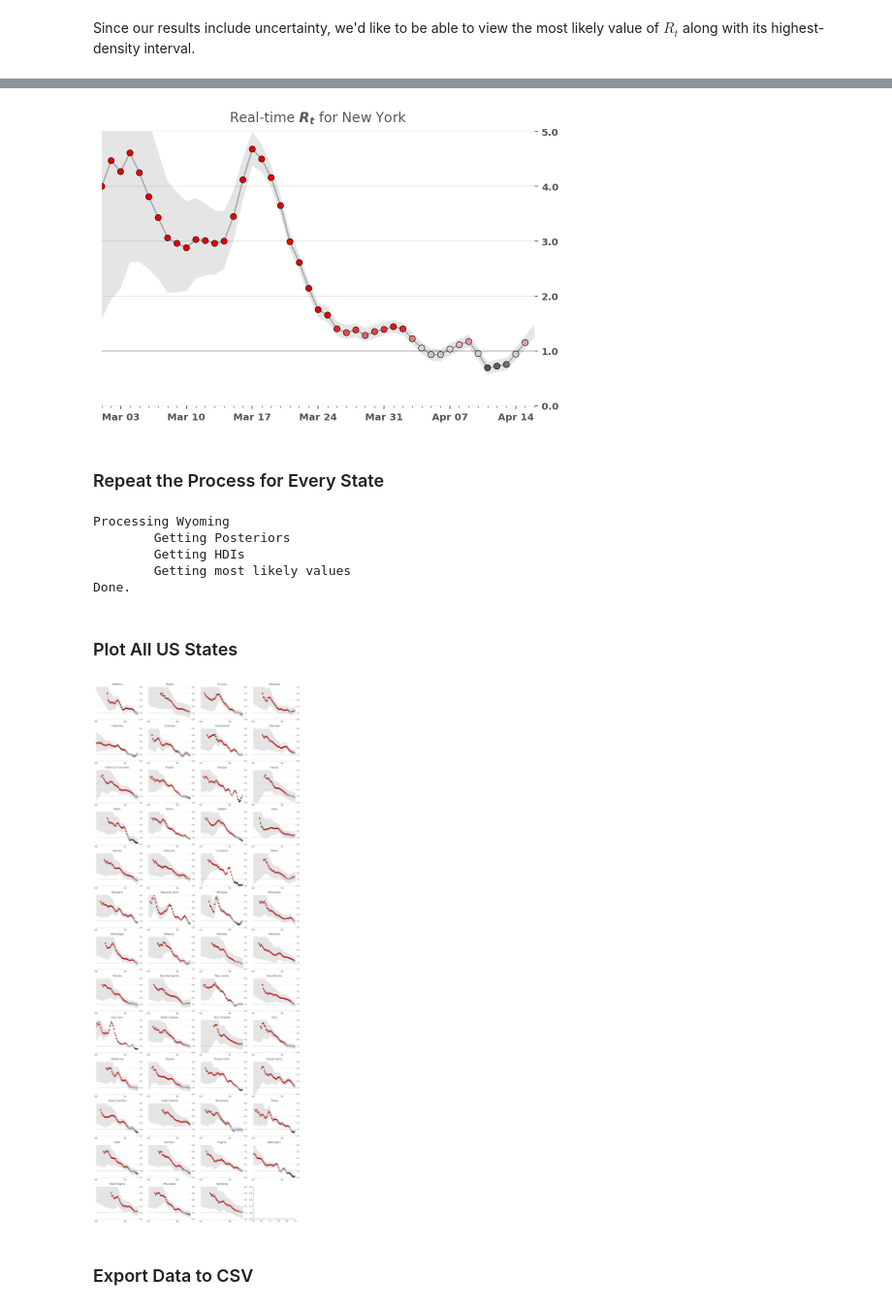
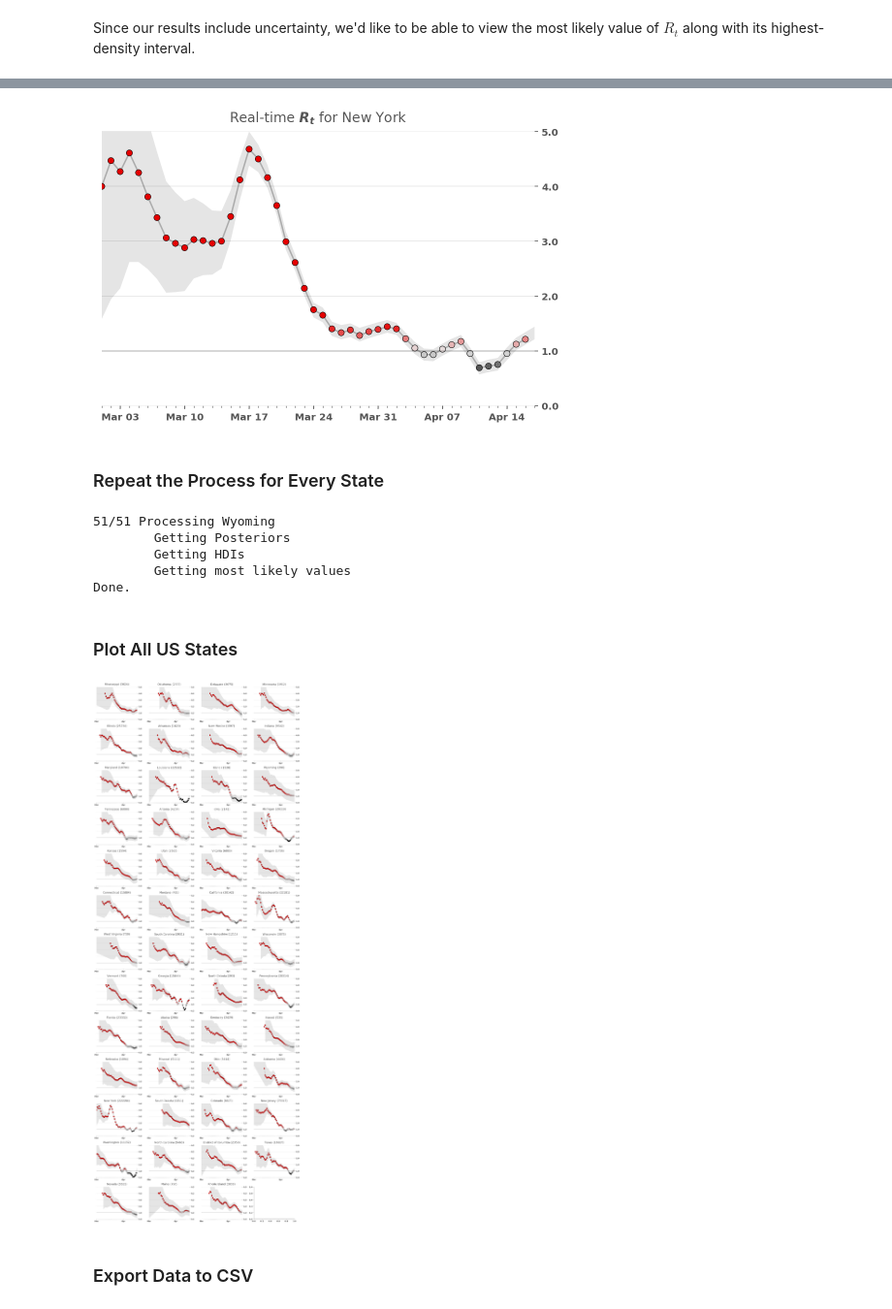
Before and after one commit to aberke/covid-19, a Jupyter notebook: Realtime R0.ipynb, the cells around one changed output, grey strips where cells are left out. Shown at 97% size. Cells and saved outputs as stored; diff of their text form; code cells hidden in the pictures.

Commit message:
reran for states data and added counties for NY metro area

```diff
--- a/Realtime R0.ipynb
+++ b/Realtime R0.ipynb
@@ -441,7 +431,7 @@ result.tail()
 # %%
-def plot_rt(result, ax, state_name):
+def plot_rt(result, ax, title):
 
-    ax.set_title(state_name)
+    ax.set_title(title) #
 
     # Colors
     ABOVE = [1,0,0]
@@ -510,22 +500,23 @@ def plot_rt(result, ax, state_name):
 
 fig, ax = plt.subplots(figsize=(600/72,400/72))
 
-plot_rt(result, ax, state_name)
-ax.set_title('Real-time $R_t$ for %s' % state_name)
+plot_title ='Real-time $R_t$ for %s' % state_name
+plot_rt(result, ax, plot_title)
 ax.xaxis.set_major_locator(mdates.WeekdayLocator())
 ax.xaxis.set_major_formatter(mdates.DateFormatter('%b %d'))
 # %% [output]
-[figure, old version]
+[figure, new version]
 # %% [markdown]
 ### Repeat the Process for Every State
 # %%
-results = {}
+states_results = {}
 
 states_to_process = states.loc[~states.index.get_level_values('state').isin(FILTERED_REGIONS)]
 
-for name, cases in states_to_process.groupby(level='state'):
+grouped_states_to_process = states_to_process.groupby(level='state')
+for i, (state_name, cases) in enumerate(grouped_states_to_process):
     clear_output(wait=True)
-    print('Processing %s' % name)
+    print('%s/%s Processing %s' % (str(i+1), len(grouped_states_to_process), state_name))
     new, smoothed = prepare_cases(cases)
     print('\tGetting Posteriors')
     try:
@@ -537,13 +528,13 @@ for name, cases in states_to_process.groupby(level='state'):
     hdis_50 = highest_density_interval(posteriors, p=.5)
     print('\tGetting most likely values')
     most_likely = posteriors.idxmax().rename('ML')
-    result = pd.concat([most_likely, hdis_90, hdis_50], axis=1)
-    results[state_name] = result.droplevel(0)
+    result = pd.concat([most_likely, hdis_90, hdis_50, cases], axis=1)
+    states_results[state_name] = result.droplevel(0)
 
 # clear_output(wait=True)
 print('Done.')
 # %% [output]
-Processing Wyoming
+51/51 Processing Wyoming
         Getting Posteriors
         Getting HDIs
         Getting most likely values
@@ -552,17 +543,18 @@ Done.
 ### Plot All US States
 # %%
 ncols = 4
-nrows = int(np.ceil(len(results) / ncols))
+nrows = int(np.ceil(len(states_results) / ncols)) + 1
 
-# fig, axes = plt.subplots(nrows=nrows, ncols=ncols, figsize=(15, nrows*3))
 fig, axes = plt.subplots(nrows=nrows, ncols=ncols, figsize=(15, nrows*3))
 
-for i, (state_name, result) in enumerate(results.items()):
-    plot_rt(result, axes.flat[i], state_name)
+for i, (state_name, result) in enumerate(states_results.items()):
+    cumulative_cases = result.iloc[-1]['cases']
+    plot_title = '%s (%s)' % (state_name, str(int(cumulative_cases)))
+    plot_rt(result, axes.flat[i], plot_title)
 
 fig.tight_layout()
 fig.set_facecolor('w')
 # %% [output]
-[figure, old version]
+[figure, new version]
 # %% [markdown]
 ### Export Data to CSV
```
Also changed, not shown: parts of 34 cells of this notebook, 3 other files.
